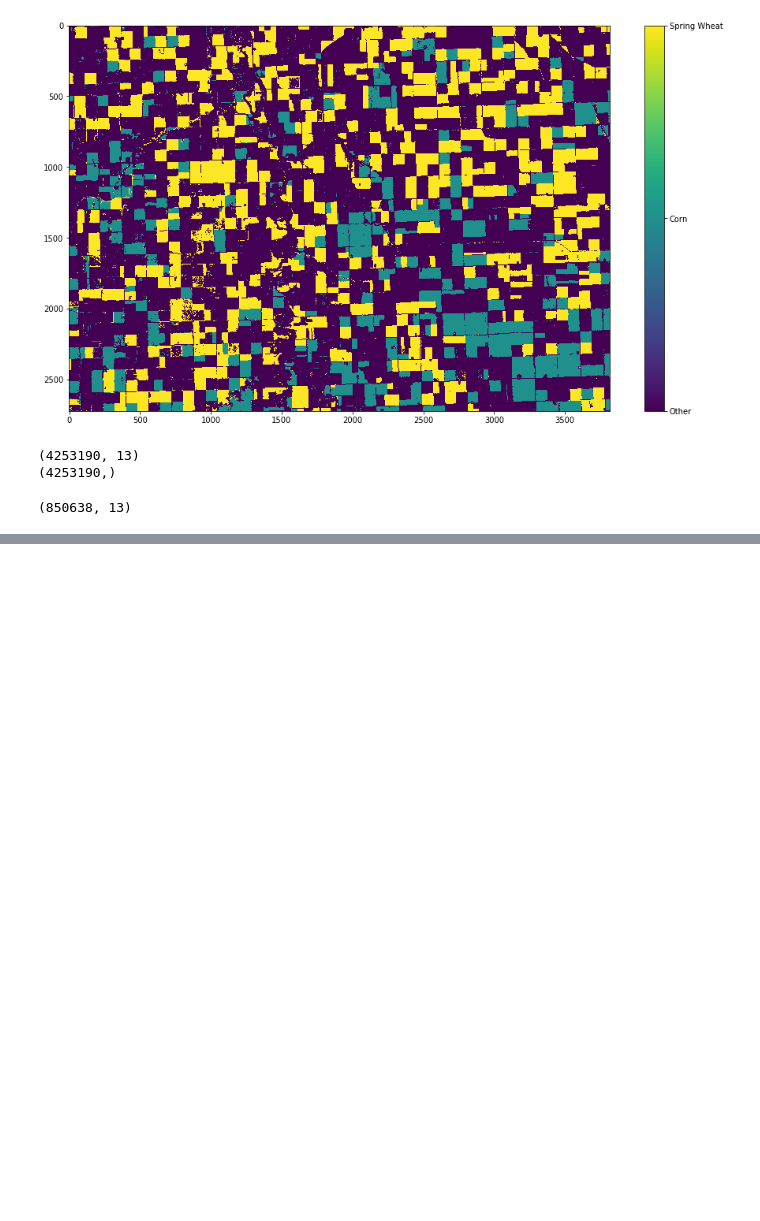
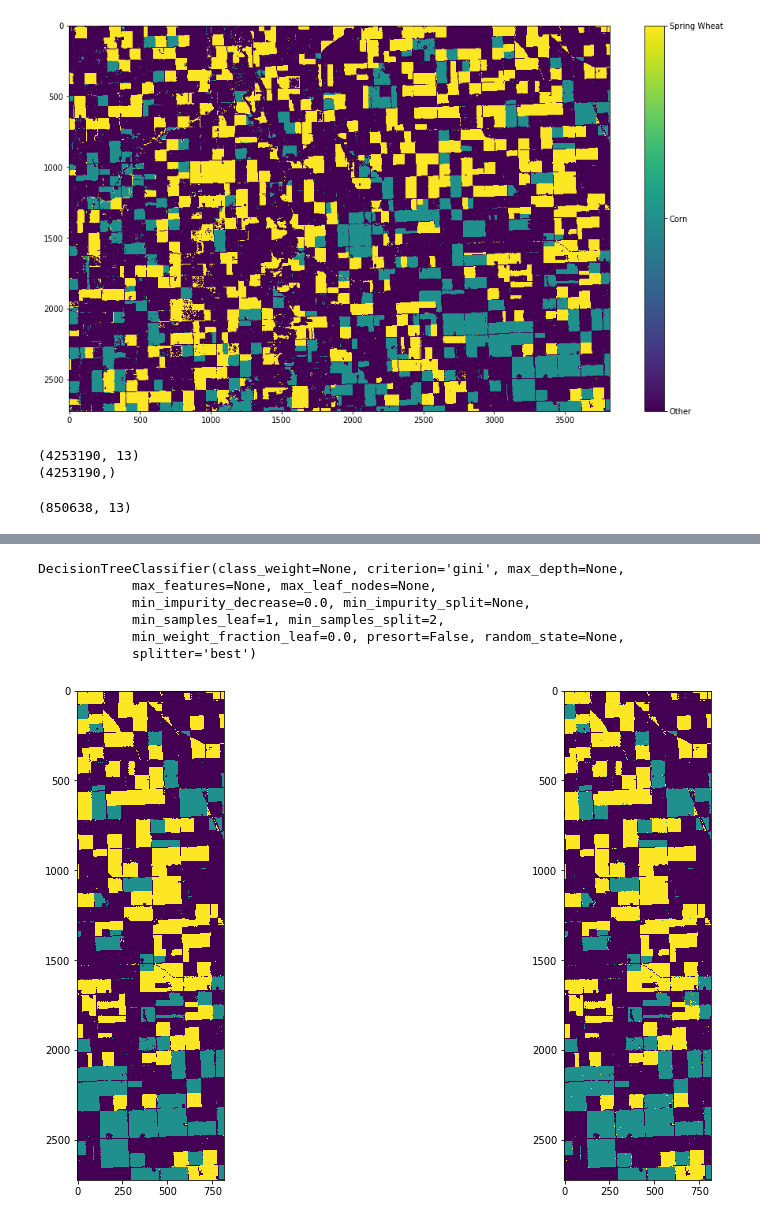
Before and after one commit to mosin26/agriculture, a Jupyter notebook: minnesota.ipynb, the cells around one changed output, grey strips where cells are left out. Cells and saved outputs as stored; diff of their text form; code cells hidden in the pictures; blank space fills up the shorter version.

```diff
--- a/minnesota.ipynb
+++ b/minnesota.ipynb
@@ -191,0 +192,29 @@ array([0.98063813, 0.98050757, 0.98059567])
+# %%
+clf.fit(X_train, y_train)
+# %% [output]
+DecisionTreeClassifier(class_weight=None, criterion='gini', max_depth=None,
+            max_features=None, max_leaf_nodes=None,
+            min_impurity_decrease=0.0, min_impurity_split=None,
+            min_samples_leaf=1, min_samples_split=2,
+            min_weight_fraction_leaf=0.0, presort=False, random_state=None,
+            splitter='best')
+# %%
+predicted = np.zeros_like(example[:,3000:])
+# %%
+for i in range(predicted.shape[0]):
+    for j in range(predicted.shape[1]):
+        if example[:,3000:][i,j] != 0:
+            x = np.array([[band_01[i,3000+j], band_02[i,3000+j], band_03[i,3000+j], band_04[i,3000+j],
+                      band_05[i,3000+j], band_06[i,3000+j], band_07[i,3000+j], band_08[i,3000+j],
+                      band_8A[i,3000+j], band_09[i,3000+j], band_10[i,3000+j], band_11[i,3000+j],
+                      band_12[i,3000+j]]])
+            predicted[i,j] = clf.predict(x)
+# %%
+plt.figure(figsize=(16,9))
+plt.subplot(121)
+plt.imshow(example[:,3000:])
+plt.subplot(122)
+plt.imshow(predicted)
+plt.show()
+# %% [output]
+[figure, added]
```
Also changed, not shown: parts of 1 cell of this notebook.
